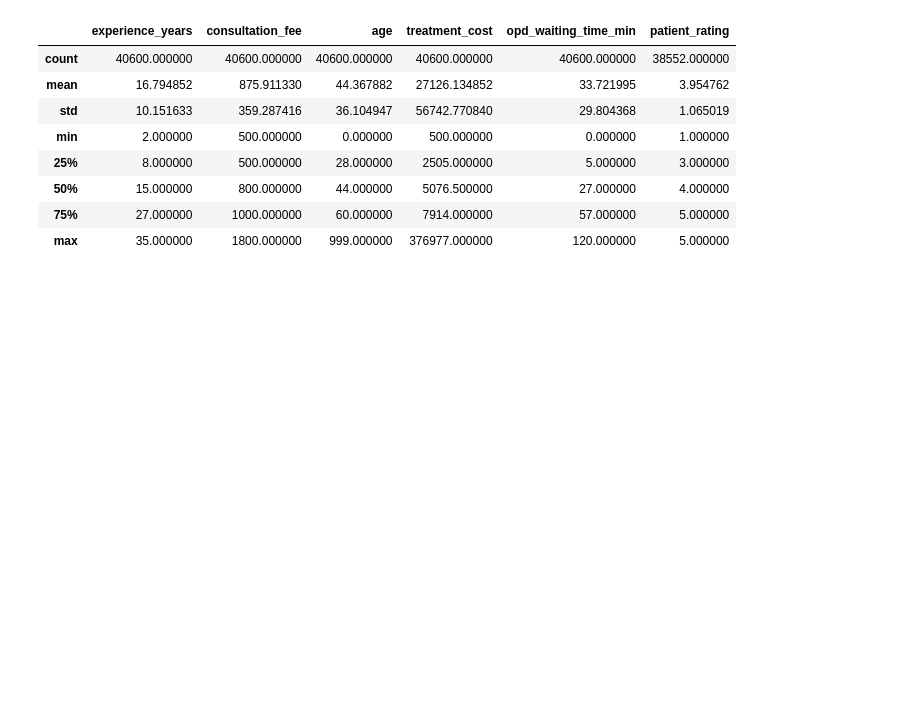
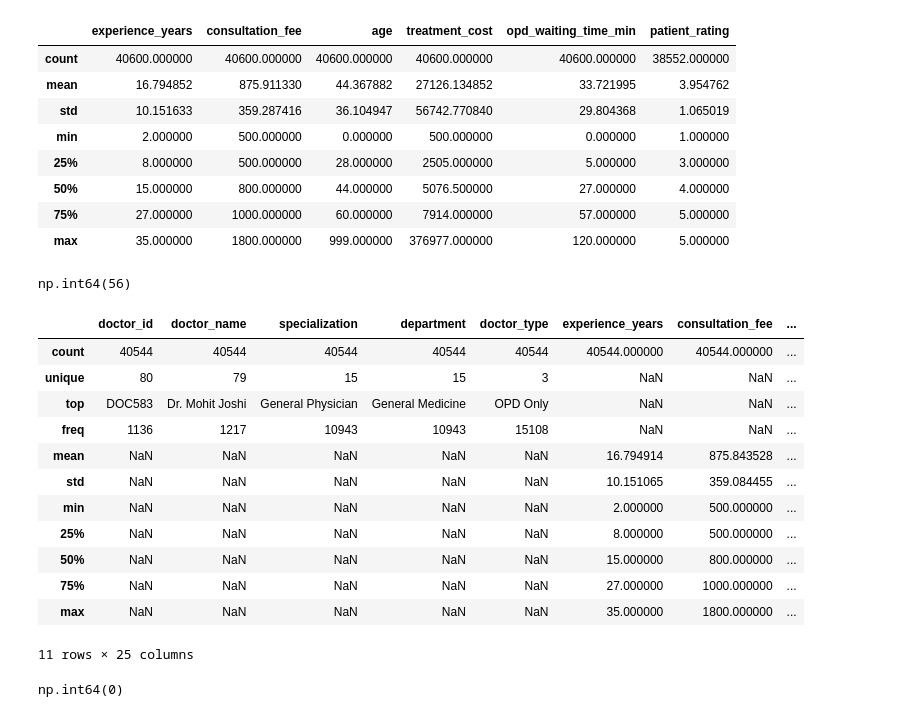
Before and after one commit to ajinkyabarapatre/CareFlow-Clinical-Pathway-Process-Mining, a Jupyter notebook: data.ipynb, the cells around one changed output. Drawn from its saved outputs; the diff is of its cells as text; code cells hidden in the pictures; blank space fills up the shorter version.

```diff
--- a/data.ipynb
+++ b/data.ipynb
@@ -132,3 +132,29 @@ hospital.describe()
 | 50% | 15.000000 | 800.000000 | 44.000000 | 5076.500000 | 27.000000 | 4.000000 |
 | 75% | 27.000000 | 1000.000000 | 60.000000 | 7914.000000 | 57.000000 | 5.000000 |
 | max | 35.000000 | 1800.000000 | 999.000000 | 376977.000000 | 120.000000 | 5.000000 |
+# %%
+hospital.duplicated().sum()
+# %% [output]
+np.int64(56)
+# %%
+hospital= hospital.drop_duplicates()
+# %%
+hospital.describe(include="all")
+# %% [output]
+|  | doctor_id | doctor_name | specialization | department | doctor_type | experience_years | consultation_fee | ... |
+| count | 40544 | 40544 | 40544 | 40544 | 40544 | 40544.000000 | 40544.000000 | ... |
+| unique | 80 | 79 | 15 | 15 | 3 | NaN | NaN | ... |
+| top | DOC583 | Dr. Mohit Joshi | General Physician | General Medicine | OPD Only | NaN | NaN | ... |
+| freq | 1136 | 1217 | 10943 | 10943 | 15108 | NaN | NaN | ... |
+| mean | NaN | NaN | NaN | NaN | NaN | 16.794914 | 875.843528 | ... |
+| std | NaN | NaN | NaN | NaN | NaN | 10.151065 | 359.084455 | ... |
+| min | NaN | NaN | NaN | NaN | NaN | 2.000000 | 500.000000 | ... |
+| 25% | NaN | NaN | NaN | NaN | NaN | 8.000000 | 500.000000 | ... |
+| 50% | NaN | NaN | NaN | NaN | NaN | 15.000000 | 800.000000 | ... |
+| 75% | NaN | NaN | NaN | NaN | NaN | 27.000000 | 1000.000000 | ... |
+| max | NaN | NaN | NaN | NaN | NaN | 35.000000 | 1800.000000 | ... |
+11 rows × 25 columns
+# %%
+hospital.duplicated().sum()
+# %% [output]
+np.int64(0)
```
